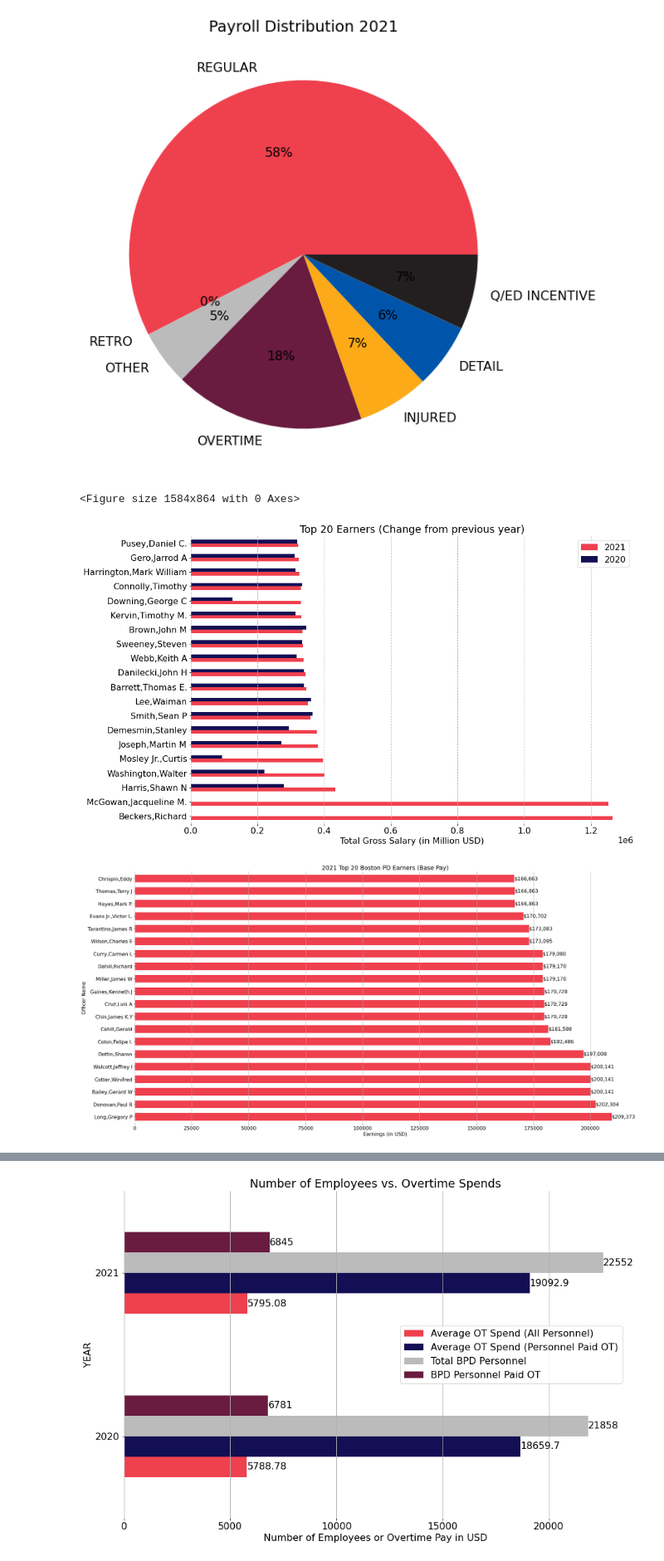
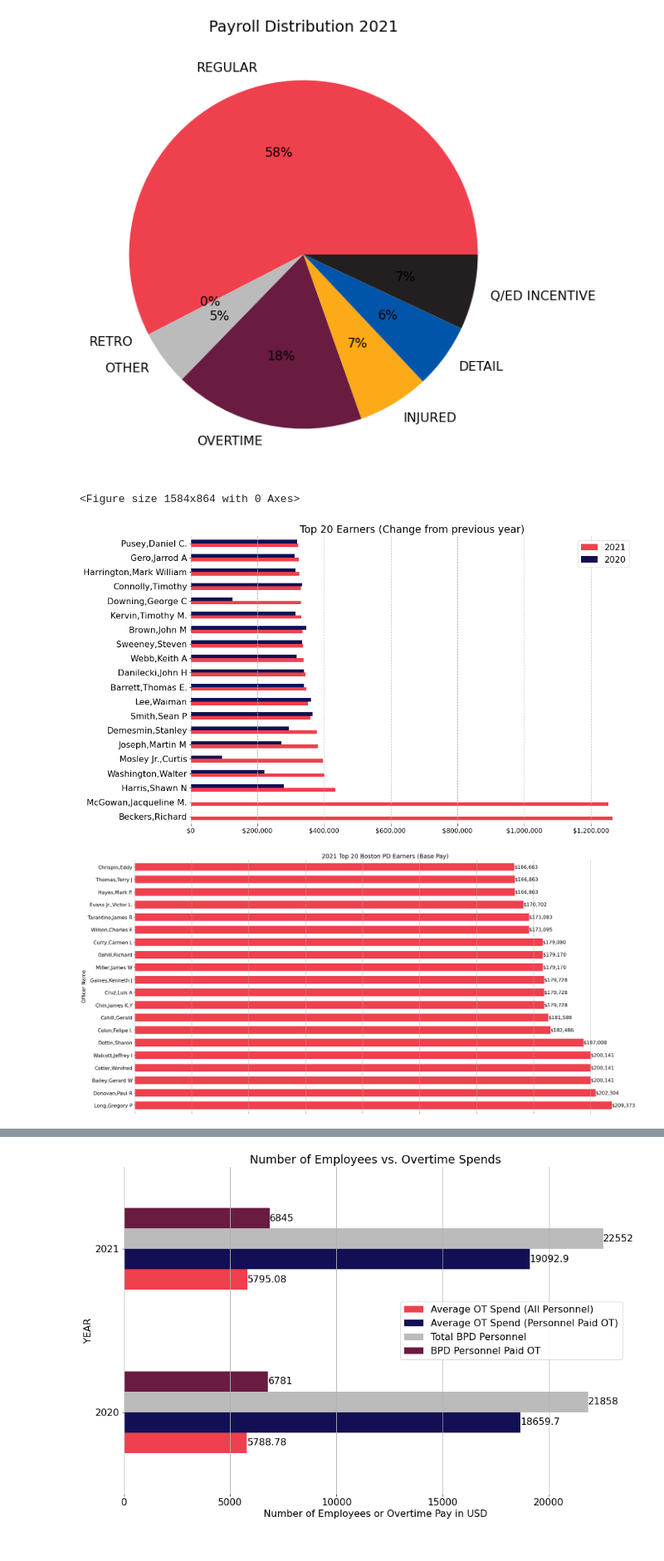
Before and after one commit to BU-Spark/ds-aclu-police-budget-analysis, a Jupyter notebook: fall22-team-1/Final_Q9-Q14.ipynb, the cells around one changed output, grey strips where cells are left out. Shown at 83% size. Drawn from its saved outputs; the diff is of its cells as text; code cells hidden in the pictures.

```diff
--- a/fall22-team-1/Final_Q9-Q14.ipynb
+++ b/fall22-team-1/Final_Q9-Q14.ipynb
@@ -154,6 +156,8 @@ ot_df = pd.DataFrame(
 plt.figure(figsize=(22, 12))
 ax = ot_df.plot.barh(color=['#ef404e', '#130f54'])
 ax.grid(axis='x', linestyle='--')
+ax.set_xticklabels(['$0', '$200,000', '$400,000', '$600,000', '$800,000', '$1,000,000', '$1,200,000'], fontsize = 12)
+
 ax.get_yaxis().set_label_text("")
 ax.spines['top'].set_visible(False)
 ax.spines['right'].set_visible(False)
@@ -162,11 +166,11 @@ ax.spines['left'].set_visible(False)
 plt.grid(False)
 plt.grid(axis = 'x', linewidth = 1)
 plt.title("Top 20 Earners (Change from previous year)")
-plt.xlabel("Total Gross Salary (in Million USD)")
+# plt.xlabel("Total Gross Salary (in Million USD)")
 plt.show()
 # %% [output]
 <Figure size 1584x864 with 0 Axes>
-[figure, old version]
+[figure, new version]
 # %%
 # 12. Top 20 earners from the most recent year (2021) - (OT, Base, Other)
 
@@ -176,24 +180,25 @@ top_20_others_21 = e_21_df_bpd.sort_values(by="OTHER", ascending=False).iloc[:20
 # %%
 plt.rcParams.update({'font.size': 16})
 
 plt.figure(figsize=(29, 15))
 ax = top_20_base_21.set_index("NAME")["REGULAR"].plot.barh(width = 0.6, color=['#ef404e'])
 for container in ax.containers:
     ax.bar_label(container, labels=[f'${x:,.0f}' for x in container.datavalues])
+ax.set_xticklabels([])
 
 ax.get_yaxis().set_label_text("")
 ax.spines['top'].set_visible(False)
 ax.spines['right'].set_visible(False)
 ax.spines['bottom'].set_visible(False)
 ax.spines['left'].set_visible(False)
 plt.grid(False)
 plt.grid(axis = 'x', linewidth = 1)
 plt.title("2021 Top 20 Boston PD Earners (Base Pay)")
-plt.xlabel("Earnings (in USD)")
+# plt.xlabel("Earnings (in USD)")
 plt.ylabel("Officer Name")
 plt.show()
 # %% [output]
-[figure, old version]
+[figure, new version]
 # %%
 plt.rcParams.update({'font.size': 16})
 
```
Also changed, not shown: parts of 5 cells of this notebook.
